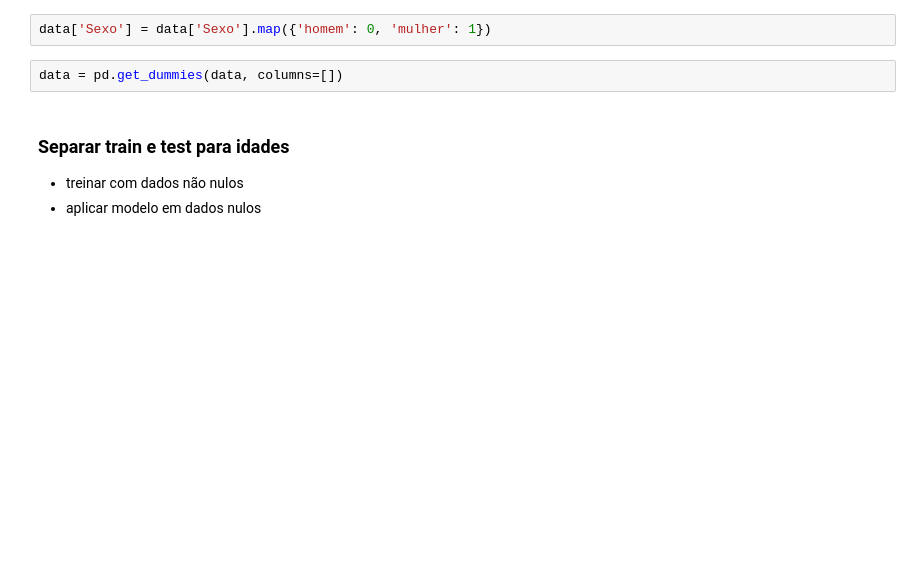
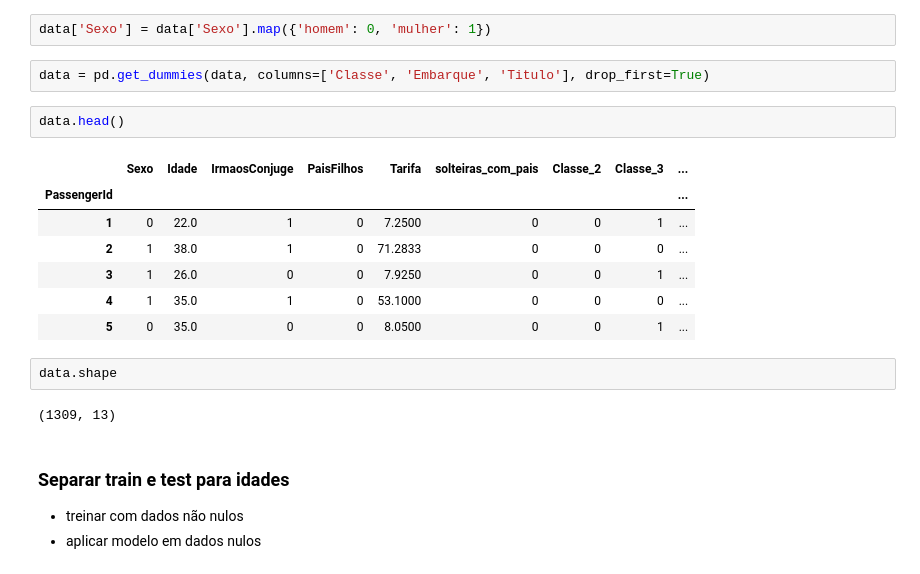
Before and after one commit to phillrog/py-machine-learning, a Jupyter notebook: notebooks/9 - Projeto Regressão Linear/Regressão Linear - Predicao da Idade dos Passageiros do Titanic - Vazio.ipynb, the cells around one changed output. Saved outputs shown, nothing was run; the diff lists cells and outputs as text; blank space fills up the shorter version.

Commit message:
implementando os dummies no dataframe

```diff
--- a/notebooks/9 - Projeto Regressão Linear/Regressão Linear - Predicao da Idade dos Passageiros do Titanic - Vazio.ipynb
+++ b/notebooks/9 - Projeto Regressão Linear/Regressão Linear - Predicao da Idade dos Passageiros do Titanic - Vazio.ipynb
@@ -492,7 +492,21 @@ data.head()
 # %%
 data['Sexo'] = data['Sexo'].map({'homem': 0, 'mulher': 1})
 # %%
-data = pd.get_dummies(data, columns=[])
+data = pd.get_dummies(data, columns=['Classe', 'Embarque', 'Titulo'], drop_first=True)
+# %%
+data.head()
+# %% [output]
+|  | Sexo | Idade | IrmaosConjuge | PaisFilhos | Tarifa | solteiras_com_pais | Classe_2 | Classe_3 | ... |
+| PassengerId |  |  |  |  |  |  |  |  | ... |
+| 1 | 0 | 22.0 | 1 | 0 | 7.2500 | 0 | 0 | 1 | ... |
+| 2 | 1 | 38.0 | 1 | 0 | 71.2833 | 0 | 0 | 0 | ... |
+| 3 | 1 | 26.0 | 0 | 0 | 7.9250 | 0 | 0 | 1 | ... |
+| 4 | 1 | 35.0 | 1 | 0 | 53.1000 | 0 | 0 | 0 | ... |
+| 5 | 0 | 35.0 | 0 | 0 | 8.0500 | 0 | 0 | 1 | ... |
+# %%
+data.shape
+# %% [output]
+(1309, 13)
 # %% [markdown]
 ### Separar train e test para idades
 * treinar com dados não nulos
```
